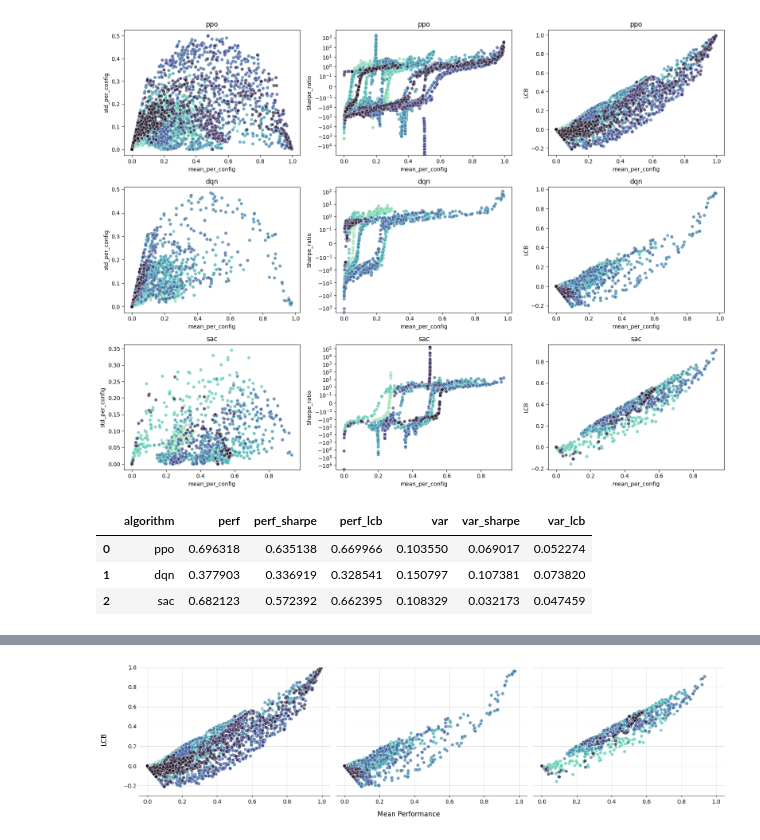
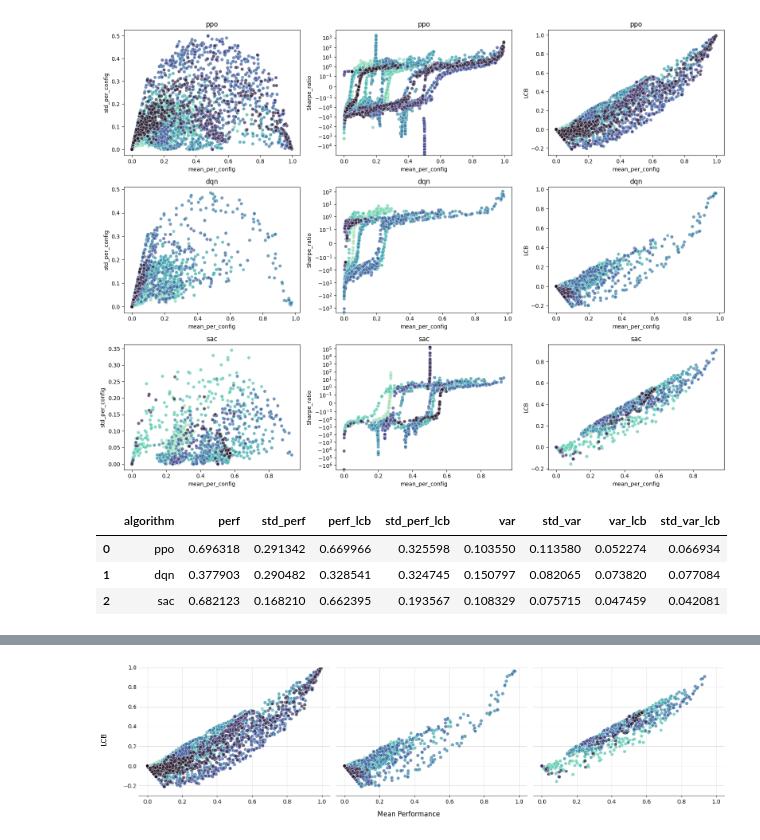
Before and after one commit to JFKleuker/arlbench_data_analysis, a Jupyter notebook: evals/02_AlgConsistency/02b_CrossSeeds/02b_1_VarianceMeanTradeoff.ipynb, the cells around one changed output, grey strips where cells are left out. Cells and saved outputs as stored; diff of their text form; code cells hidden in the pictures.

```diff
--- a/evals/02_AlgConsistency/02b_CrossSeeds/02b_1_VarianceMeanTradeoff.ipynb
+++ b/evals/02_AlgConsistency/02b_CrossSeeds/02b_1_VarianceMeanTradeoff.ipynb
@@ -150,39 +150,51 @@ for alg in algos:
         config_idx = env_data["mean_per_config"].idxmax()
         config_idx_sharpe = env_data["Sharpe_ratio"].idxmax()
         config_idx_lcb = env_data["LCB"].idxmax()
 
         perfs.append(env_data.loc[config_idx, "mean_per_config"])
         perfs_sharpe.append(env_data.loc[config_idx_sharpe, "mean_per_config"])
         perfs_lcb.append(env_data.loc[config_idx_lcb, "mean_per_config"])
         vars.append(env_data.loc[config_idx, "std_per_config"])
         vars_sharpe.append(env_data.loc[config_idx_sharpe, "std_per_config"])
         vars_lcb.append(env_data.loc[config_idx_lcb, "std_per_config"])
 
     mean_perf = np.mean(perfs)
+    std_perf = np.std(perfs)
     mean_perf_sharpe = np.mean(perfs_sharpe)
+    std_perf_sharpe = np.std(perfs_sharpe)
     mean_perf_lcb = np.mean(perfs_lcb)
+    std_perf_lcb = np.std(perfs_lcb)
     mean_var = np.mean(vars)
+    std_var = np.std(vars)
     mean_var_sharpe = np.mean(vars_sharpe)
+    std_var_sharpe = np.std(vars_sharpe)
     mean_var_lcb = np.mean(vars_lcb)
+    std_var_lcb = np.std(vars_lcb)
 
 
     metrics[alg] = {
         "perf": mean_perf,
-        "perf_sharpe": mean_perf_sharpe,
+        "std_perf": std_perf,
+        # "perf_sharpe": mean_perf_sharpe,
         "perf_lcb": mean_perf_lcb,
+        "std_perf_lcb": std_perf_lcb,
         "var": mean_var,
-        "var_sharpe": mean_var_sharpe,
+        "std_var": std_var,
+        # "var_sharpe": mean_var_sharpe,
         "var_lcb": mean_var_lcb,
+        # "std_perf_sharpe": std_perf_sharpe,
+        # "std_var_sharpe": std_var_sharpe,
+        "std_var_lcb": std_var_lcb,
     }
 
 df = pd.DataFrame(metrics).T.reset_index().rename(columns={"index": "algorithm"})
 
 df
 # %% [output]
-|  | algorithm | perf | perf_sharpe | perf_lcb | var | var_sharpe | var_lcb |
-| 0 | ppo | 0.696318 | 0.635138 | 0.669966 | 0.103550 | 0.069017 | 0.052274 |
-| 1 | dqn | 0.377903 | 0.336919 | 0.328541 | 0.150797 | 0.107381 | 0.073820 |
-| 2 | sac | 0.682123 | 0.572392 | 0.662395 | 0.108329 | 0.032173 | 0.047459 |
+|  | algorithm | perf | std_perf | perf_lcb | std_perf_lcb | var | std_var | var_lcb | std_var_lcb |
+| 0 | ppo | 0.696318 | 0.291342 | 0.669966 | 0.325598 | 0.103550 | 0.113580 | 0.052274 | 0.066934 |
+| 1 | dqn | 0.377903 | 0.290482 | 0.328541 | 0.324745 | 0.150797 | 0.082065 | 0.073820 | 0.077084 |
+| 2 | sac | 0.682123 | 0.168210 | 0.662395 | 0.193567 | 0.108329 | 0.075715 | 0.047459 | 0.042081 |
 # %%
 
 # n_cols = 3
```
Also changed, not shown: parts of 3 cells of this notebook, 17 other files.
